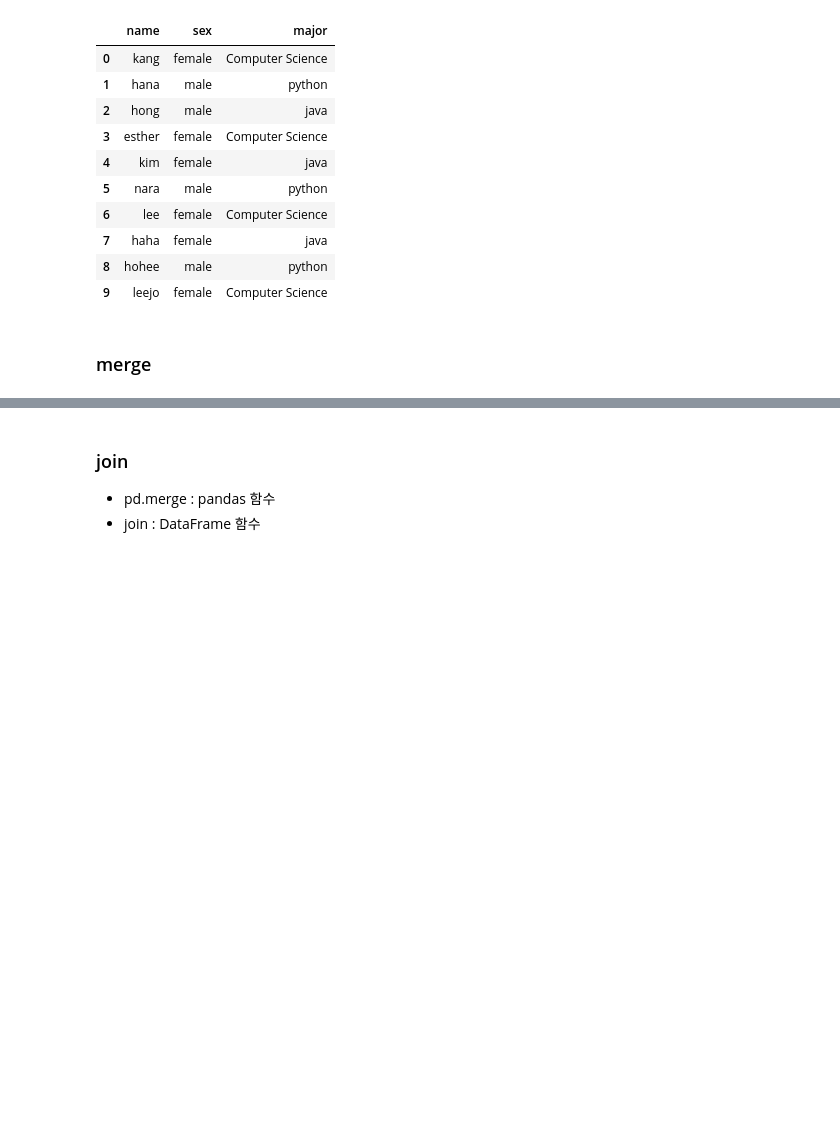
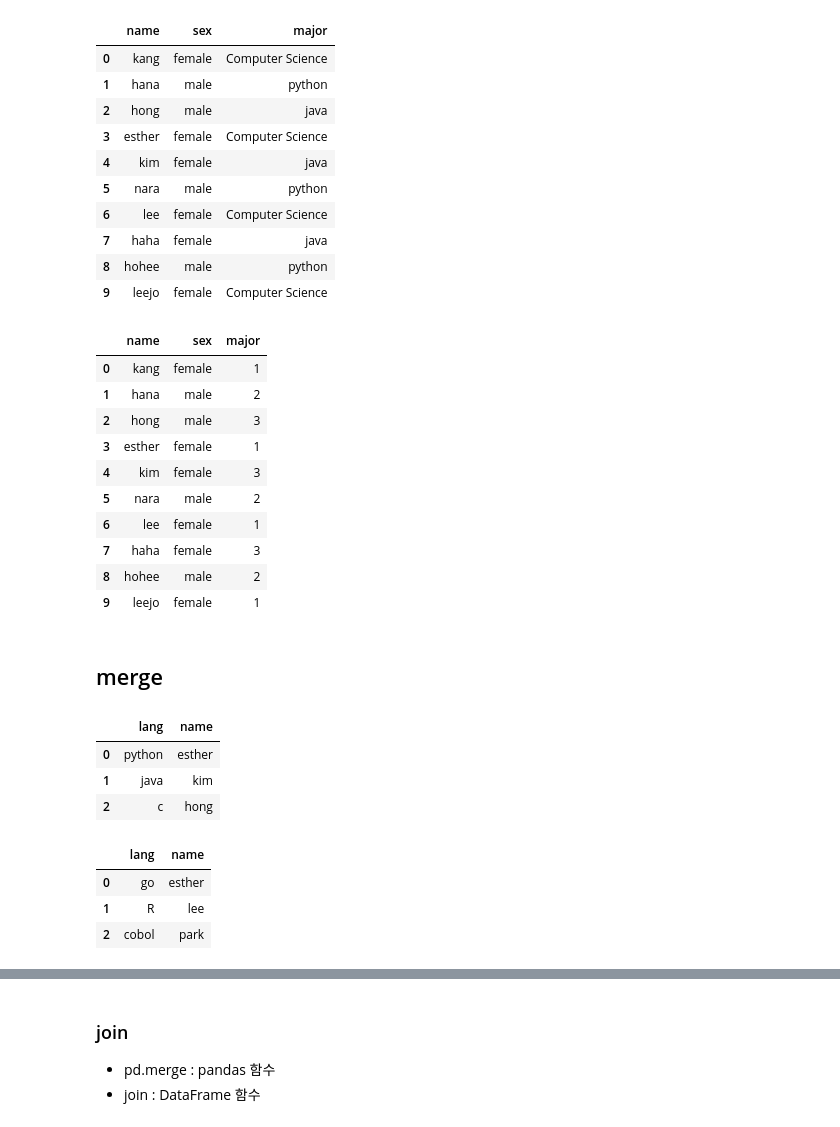
Before and after one commit to SwimmingHwang/practice-python, a Jupyter notebook: python_data_analysis(2)_pandas(4).ipynb, the cells around one changed output, grey strips where cells are left out. Cells and saved outputs as stored; diff of their text form; code cells hidden in the pictures; blank space fills up the shorter version.

```diff
--- a/python_data_analysis(2)_pandas(4).ipynb
+++ b/python_data_analysis(2)_pandas(4).ipynb
@@ -235,8 +264,23 @@ df
 | 7 | haha | female | java |
 | 8 | hohee | male | python |
 | 9 | leejo | female | Computer Science |
+# %%
+df.major = df.major.map({'Computer Science':1, 'python':2,'java':3})
+df
+# %% [output]
+|  | name | sex | major |
+| 0 | kang | female | 1 |
+| 1 | hana | male | 2 |
+| 2 | hong | male | 3 |
+| 3 | esther | female | 1 |
+| 4 | kim | female | 3 |
+| 5 | nara | male | 2 |
+| 6 | lee | female | 1 |
+| 7 | haha | female | 3 |
+| 8 | hohee | male | 2 |
+| 9 | leejo | female | 1 |
 # %% [markdown]
-### merge
+## merge
 # %%
 list1 = [ {'name':'esther','lang':'python'},
          {'name':'kim','lang':'java'},
@@ -248,3 +292,17 @@ list2 = [
 ]
 df1 = pd.DataFrame(list1)
 df2 = pd.DataFrame(list2)
+# %%
+df1
+# %% [output]
+|  | lang | name |
+| 0 | python | esther |
+| 1 | java | kim |
+| 2 | c | hong |
+# %%
+df2
+# %% [output]
+|  | lang | name |
+| 0 | go | esther |
+| 1 | R | lee |
+| 2 | cobol | park |
```
Also changed, not shown: parts of 30 cells of this notebook, 1 other file.
